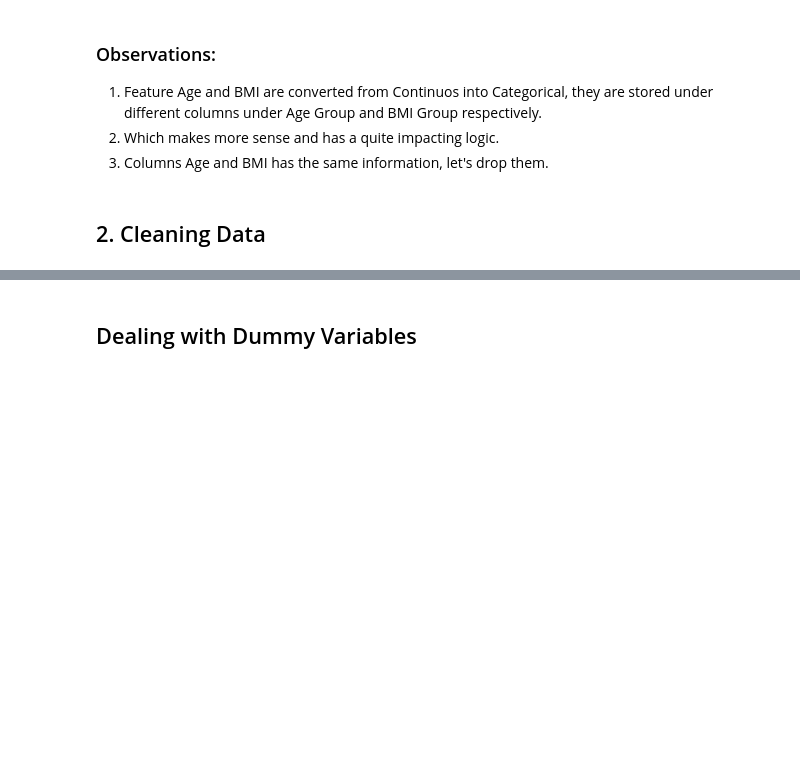
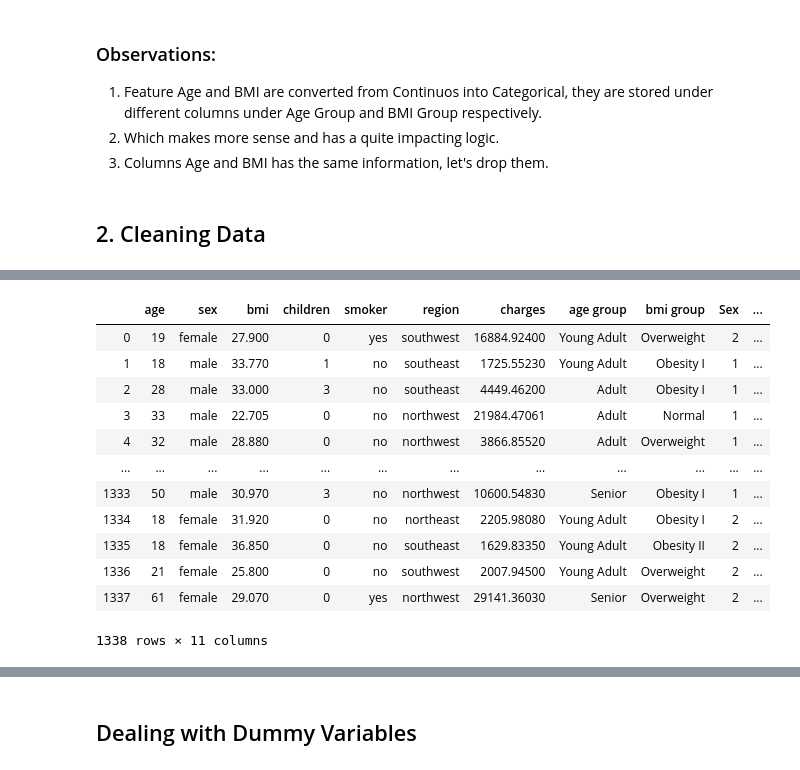
Before and after one commit to akshaynayanravi/insurance_charges, a Jupyter notebook: insurance_charges_predictions_regression.ipynb, the cells around one changed output, grey strips where cells are left out. Saved outputs shown, nothing was run; the diff lists cells and outputs as text; code cells hidden in the pictures; blank space fills up the shorter version.

```diff
--- a/insurance_charges_predictions_regression.ipynb
+++ b/insurance_charges_predictions_regression.ipynb
@@ -256,0 +270,18 @@ data.describe(include = 'all')
+# %%
+smoker_mapping = {'no':0, 'yes':1}
+data['Smoker'] = data['smoker'].map(smoker_mapping)
+data
+# %% [output]
+|  | age | sex | bmi | children | smoker | region | charges | age group | bmi group | Sex | ... |
+| 0 | 19 | female | 27.900 | 0 | yes | southwest | 16884.92400 | Young Adult | Overweight | 2 | ... |
+| 1 | 18 | male | 33.770 | 1 | no | southeast | 1725.55230 | Young Adult | Obesity I | 1 | ... |
+| 2 | 28 | male | 33.000 | 3 | no | southeast | 4449.46200 | Adult | Obesity I | 1 | ... |
+| 3 | 33 | male | 22.705 | 0 | no | northwest | 21984.47061 | Adult | Normal | 1 | ... |
+| 4 | 32 | male | 28.880 | 0 | no | northwest | 3866.85520 | Adult | Overweight | 1 | ... |
+| ... | ... | ... | ... | ... | ... | ... | ... | ... | ... | ... | ... |
+| 1333 | 50 | male | 30.970 | 3 | no | northwest | 10600.54830 | Senior | Obesity I | 1 | ... |
+| 1334 | 18 | female | 31.920 | 0 | no | northeast | 2205.98080 | Young Adult | Obesity I | 2 | ... |
+| 1335 | 18 | female | 36.850 | 0 | no | southeast | 1629.83350 | Young Adult | Obesity II | 2 | ... |
+| 1336 | 21 | female | 25.800 | 0 | no | southwest | 2007.94500 | Young Adult | Overweight | 2 | ... |
+| 1337 | 61 | female | 29.070 | 0 | yes | northwest | 29141.36030 | Senior | Overweight | 2 | ... |
+1338 rows × 11 columns
```
Also changed, not shown: parts of 35 cells of this notebook.
